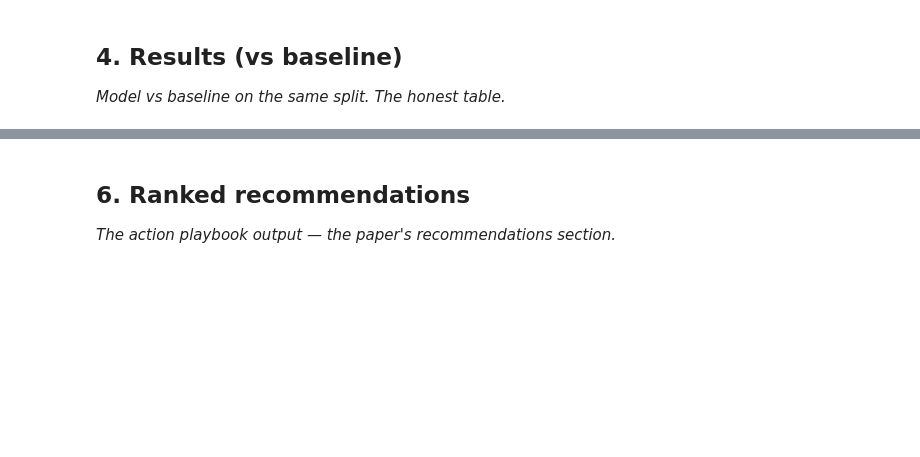
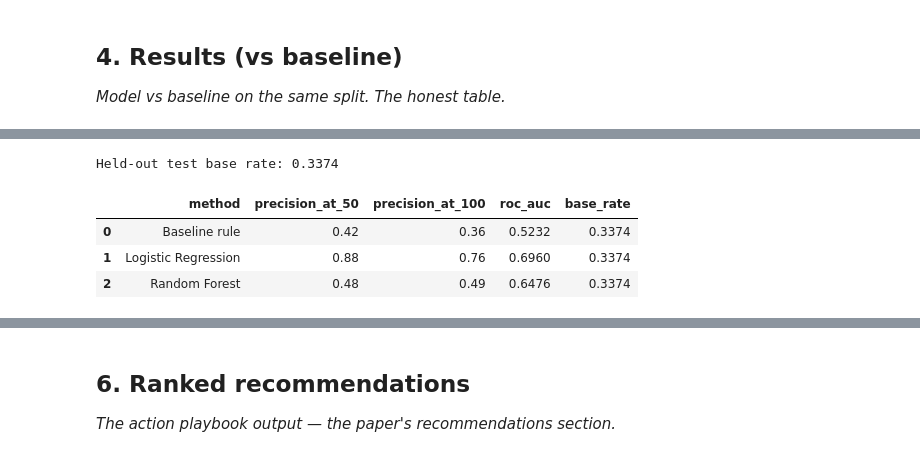
Before and after one commit to OmarAyman2005/flyrank-ml-internship, a Jupyter notebook: work/notebooks/capstone.ipynb, the cells around one changed output, grey strips where cells are left out. Saved outputs shown, nothing was run; the diff lists cells and outputs as text; code cells hidden in the pictures; blank space fills up the shorter version.

```diff
--- a/work/notebooks/capstone.ipynb
+++ b/work/notebooks/capstone.ipynb
@@ -28,0 +611,78 @@ This skeleton is yours to fill. Work the sections **in order** — each one has
+# %%
+from sklearn.metrics import roc_auc_score
+import numpy as np
+import pandas as pd
+
+def precision_at_k(y_true, scores, k):
+    order = np.argsort(-np.asarray(scores))
+    top = np.asarray(y_true)[order[:k]]
+    return top.mean()
+
+base_rate = y_test.mean()
+
+results = pd.DataFrame([
+    {
+        "method": "Baseline rule",
+        "precision_at_50": precision_at_k(
+            y_test,
+            test_df["baseline_score"],
+            50
+        ),
+        "precision_at_100": precision_at_k(
+            y_test,
+            test_df["baseline_score"],
+            100
+        ),
+        "roc_auc": roc_auc_score(
+            y_test,
+            test_df["baseline_score"]
+        )
+    },
+    {
+        "method": "Logistic Regression",
+        "precision_at_50": precision_at_k(
+            y_test,
+            test_df["logistic_score"],
+            50
+        ),
+        "precision_at_100": precision_at_k(
+            y_test,
+            test_df["logistic_score"],
+            100
+        ),
+        "roc_auc": roc_auc_score(
+            y_test,
+            test_df["logistic_score"]
+        )
+    },
+    {
+        "method": "Random Forest",
+        "precision_at_50": precision_at_k(
+            y_test,
+            test_df["rf_score"],
+            50
+        ),
+        "precision_at_100": precision_at_k(
+            y_test,
+            test_df["rf_score"],
+            100
+        ),
+        "roc_auc": roc_auc_score(
+            y_test,
+            test_df["rf_score"]
+        )
+    }
+])
+
+results["base_rate"] = base_rate
+
+results = results.round(4)
+
+print("Held-out test base rate:", round(base_rate, 4))
+results
+# %% [output]
+Held-out test base rate: 0.3374
+|  | method | precision_at_50 | precision_at_100 | roc_auc | base_rate |
+| 0 | Baseline rule | 0.42 | 0.36 | 0.5232 | 0.3374 |
+| 1 | Logistic Regression | 0.88 | 0.76 | 0.6960 | 0.3374 |
+| 2 | Random Forest | 0.48 | 0.49 | 0.6476 | 0.3374 |
```
Also changed, not shown: parts of 26 cells of this notebook.
